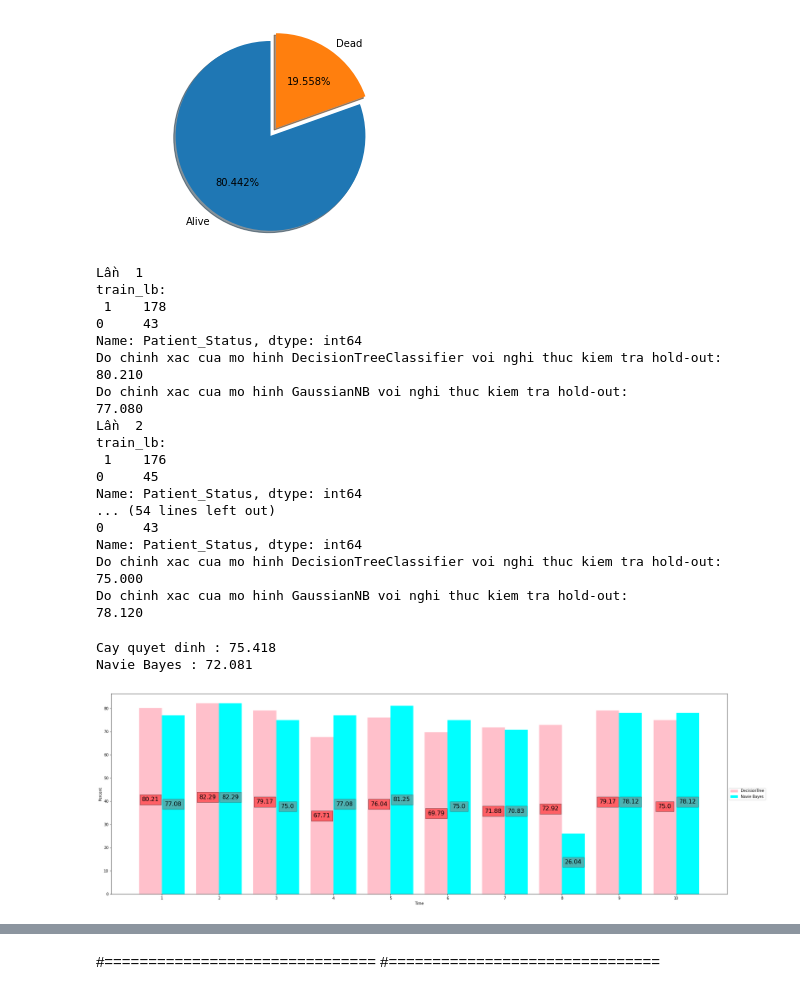
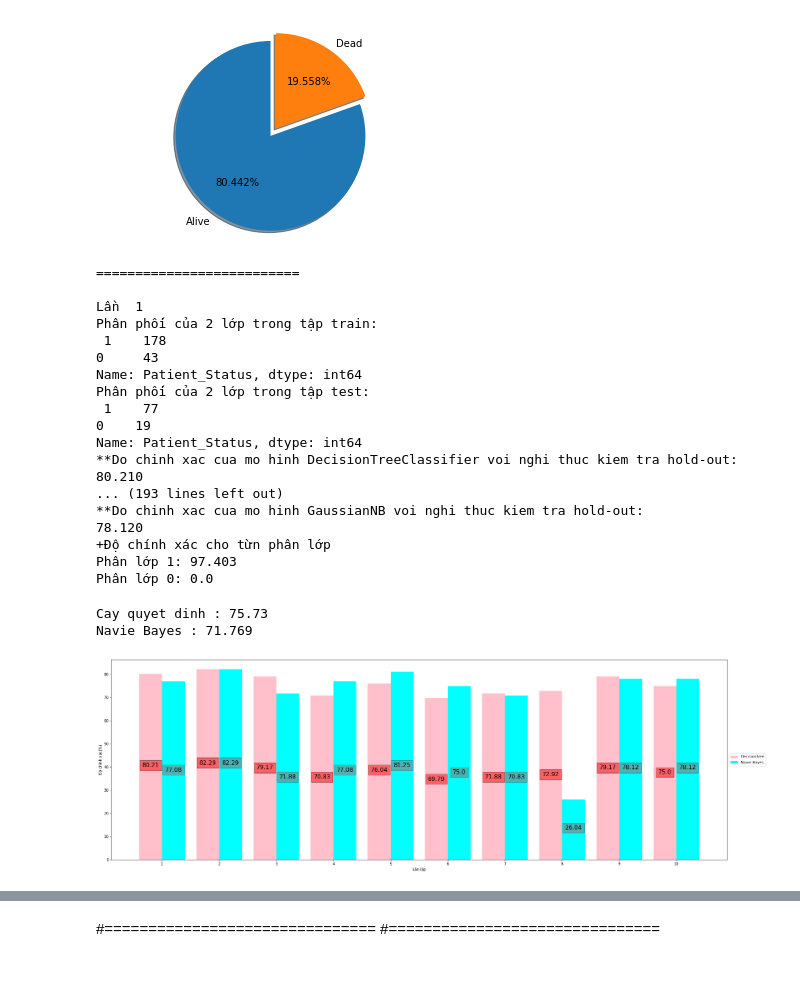
Before and after one commit to eamunt/Machine-learning-Github, a Jupyter notebook: ML_project_1.ipynb, the cells around one changed output, grey strips where cells are left out. Saved outputs shown, nothing was run; the diff lists cells and outputs as text; code cells hidden in the pictures.

```diff
--- a/ML_project_1.ipynb
+++ b/ML_project_1.ipynb
@@ -8,7 +8,7 @@ import pandas as pd
 import numpy as np
 
 
-df = pd.read_csv("/content/drive/MyDrive/Colab Notebooks/Machine Learning/Real_Breast_Cancer_Data/BRCA.csv",index_col=0)
+df = pd.read_csv("/content/drive/MyDrive/Colab Notebooks/Machine Learning/Real_Breast_Cancer_Data/BRCA.csv")
 # %%
 df
 # %% [output]
@@ -220,13 +216,15 @@ import matplotlib.pyplot as plt
 from sklearn.naive_bayes import GaussianNB
 
 
-X = df.iloc[:,[0,1,2,3,4,5,6,7,8,9,10,11]]
+X = df.iloc[:,1:12]
 y = df.Patient_Status
 # hold out
 from sklearn.model_selection import train_test_split
 
 A=[]
 B=[]
+lb = np.unique(df['Patient_Status'])
+
 for i in range(10):
   X_train, X_test, y_train, y_test = train_test_split(X, y, test_size=0.3, random_state= 100+i)
 
@@ -242,31 +240,57 @@ for i in range(10):
   #print(y_test)
   #print(y_pred)
   #accuracy
-  print("Lần ",i+1)
+  print("\n==========================")
+  print("\nLần ",i+1)
+
+  #Kiểm tra phân phối của 2 lớp.
   train_lb = y_train.value_counts()
-  print("train_lb:\n",train_lb)
-  print("Do chinh xac cua mo hinh DecisionTreeClassifier voi nghi thuc kiem tra hold-out: %.3f" % round(accuracy_score(y_test, y_pred1)*100,2))
+  print("Phân phối của 2 lớp trong tập train:\n",train_lb)
+
+  test_lb = y_test.value_counts()
+  print("Phân phối của 2 lớp trong tập test:\n",test_lb)
+
+  ######################## Decision Tree
+  print("**Do chinh xac cua mo hinh DecisionTreeClassifier voi nghi thuc kiem tra hold-out: %.3f" % round(accuracy_score(y_test, y_pred1)*100,2))
   A.append(round(accuracy_score(y_test, y_pred1)*100,2))
-  print("Do chinh xac cua mo hinh GaussianNB voi nghi thuc kiem tra hold-out:             %.3f" % round(accuracy_score(y_test, y_pred2)*100,2))
+
+    #Độ chính xác cho từng phần lớp
+  confu_matrix = confusion_matrix(y_test, y_pred1, labels=lb)
+  s_confu = confusion_matrix(y_test, y_pred1, labels=lb).sum(axis = 1, keepdims=True)
+  normal_confu_matrix = confu_matrix/s_confu
+  print("+Độ chính xác cho từng phân lớp")
+  print("Phân lớp 1:", round(normal_confu_matrix[1][1],3)*100)
+  print("Phân lớp 0:", round(normal_confu_matrix[0][0],3)*100)
+
+  ####################### Naive bayes
+  print("\n**Do chinh xac cua mo hinh GaussianNB voi nghi thuc kiem tra hold-out:             %.3f" % round(accuracy_score(y_test, y_pred2)*100,2))
   B.append(round(accuracy_score(y_test, y_pred2)*100,2))
+
+    #Độ chính xác cho từng phần lớp
+  confu_matrix = confusion_matrix(y_test, y_pred2, labels=lb)
+  s_confu = confusion_matrix(y_test, y_pred2, labels=lb).sum(axis = 1, keepdims=True)
+  normal_confu_matrix = confu_matrix/s_confu
+  print("+Độ chính xác cho từn phân lớp")
+  print("Phân lớp 1:", round(normal_confu_matrix[1][1]*100,3))
+  print("Phân lớp 0:", round(normal_confu_matrix[0][0]*100,3))
 # %% [output]
+==========================
+
 Lần  1
-train_lb:
+Phân phối của 2 lớp trong tập train:
  1    178
 0     43
 Name: Patient_Status, dtype: int64
-Do chinh xac cua mo hinh DecisionTreeClassifier voi nghi thuc kiem tra hold-out: 80.210
-Do chinh xac cua mo hinh GaussianNB voi nghi thuc kiem tra hold-out:             77.080
-Lần  2
-train_lb:
- 1    176
-0     45
+Phân phối của 2 lớp trong tập test:
+ 1    77
+0    19
 Name: Patient_Status, dtype: int64
-... (54 lines left out)
-0     43
-Name: Patient_Status, dtype: int64
-Do chinh xac cua mo hinh DecisionTreeClassifier voi nghi thuc kiem tra hold-out: 75.000
-Do chinh xac cua mo hinh GaussianNB voi nghi thuc kiem tra hold-out:             78.120
+**Do chinh xac cua mo hinh DecisionTreeClassifier voi nghi thuc kiem tra hold-out: 80.210
+... (193 lines left out)
+**Do chinh xac cua mo hinh GaussianNB voi nghi thuc kiem tra hold-out:             78.120
++Độ chính xác cho từn phân lớp
+Phân lớp 1: 97.403
+Phân lớp 0: 0.0
 # %%
 tb1=0
 tb2=0
@@ -277,38 +301,38 @@ for i in range(10):
 print("Cay quyet dinh :", round(tb1/10,3))
 print("Navie Bayes :", round(tb2/10,3))
 # %% [output]
-Cay quyet dinh : 75.418
-Navie Bayes : 72.081
+Cay quyet dinh : 75.73
+Navie Bayes : 71.769
 # %%
 loop = ['1', '2', '3', '4', '5', '6', '7', '8', '9', '10']
 decisiontree = [A[0], A[1], A[2], A[3], A[4], A[5], A[6], A[7], A[8], A[9]]
 nb = [B[0], B[1], B[2], B[3], B[4], B[5], B[6], B[7], B[8], B[9]]
 
 plt.figure(figsize=(30,10))
 index = np.arange(10)
 width = 0.4
 plt.bar(index, decisiontree, width, color = 'pink', label = 'DecisionTree')
 plt.bar(index+width, nb, width, color = 'cyan', label = 'Navie Bayes')
 
 def addlabels(x,y):
     for i in range(len(loop)):
         plt.text(i, y[i]//2, y[i], ha = 'center', Bbox = dict(facecolor = 'red', alpha =.5), fontsize=16)
 
 def addlabels2(x,y):
     for i in range(len(loop)):
         plt.text(i+width, y[i]//2, y[i], ha = 'center', Bbox = dict(facecolor = 'red', alpha =.3), fontsize=16)
 
 addlabels(index, decisiontree)
 
 addlabels2(index+width, nb)
 
 
-plt.ylabel('Percent')
-plt.xlabel('Time')
+plt.ylabel('Độ chính xác(%)')
+plt.xlabel('Lần lặp')
 plt.xticks(index + width/2, loop)
 
 plt.legend(loc='center left', bbox_to_anchor=(1, 0.5))
 
 plt.show()
 # %% [output]
-[figure, old version]
+[figure, new version]
```
Also changed, not shown: parts of 15 cells of this notebook, 1 other file.
